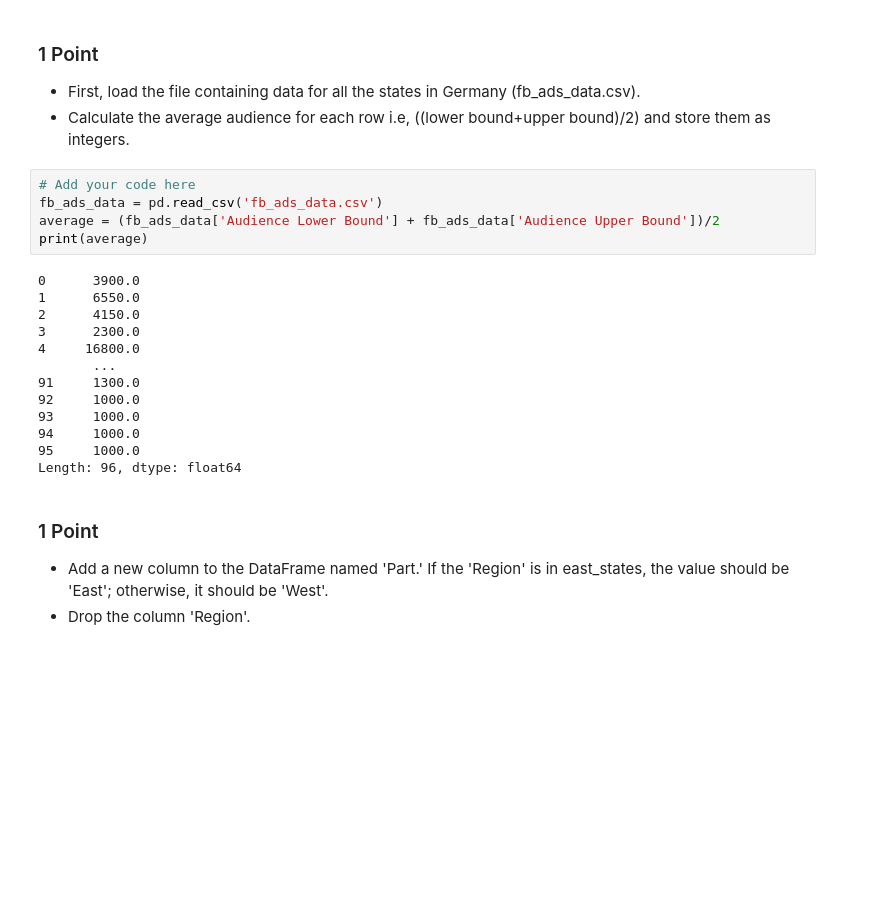
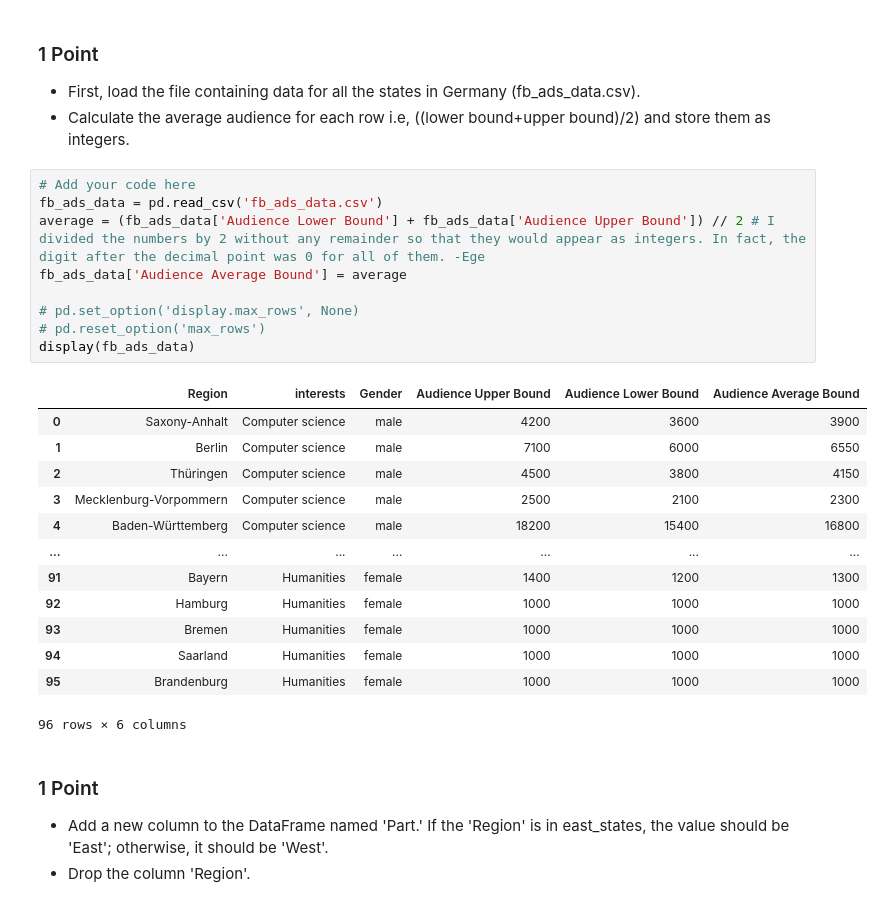
Before and after one commit to samueleserri/Elements-of-Data-Science-and-Artificial-Intelligence-, a Jupyter notebook: Assignment_2/EDSAI_assignment_2.ipynb, the cells around one changed output. Saved outputs shown, nothing was run; the diff lists cells and outputs as text; blank space fills up the shorter version.

```diff
--- a/Assignment_2/EDSAI_assignment_2.ipynb
+++ b/Assignment_2/EDSAI_assignment_2.ipynb
@@ -44,21 +44,26 @@ import pandas as pd
 # %%
 # Add your code here
 fb_ads_data = pd.read_csv('fb_ads_data.csv')
-average = (fb_ads_data['Audience Lower Bound'] + fb_ads_data['Audience Upper Bound'])/2
-print(average)
+average = (fb_ads_data['Audience Lower Bound'] + fb_ads_data['Audience Upper Bound']) // 2 # I divided the numbers by 2 without any remainder so that they would appear as integers. In fact, the digit after the decimal point was 0 for all of them. -Ege
+fb_ads_data['Audience Average Bound'] = average
+
+# pd.set_option('display.max_rows', None)
+# pd.reset_option('max_rows')
+display(fb_ads_data)
 # %% [output]
+|  | Region | interests | Gender | Audience Upper Bound | Audience Lower Bound | Audience Average Bound |
+| 0 | Saxony-Anhalt | Computer science | male | 4200 | 3600 | 3900 |
+| 1 | Berlin | Computer science | male | 7100 | 6000 | 6550 |
+| 2 | Thüringen | Computer science | male | 4500 | 3800 | 4150 |
+| 3 | Mecklenburg-Vorpommern | Computer science | male | 2500 | 2100 | 2300 |
+| 4 | Baden-Württemberg | Computer science | male | 18200 | 15400 | 16800 |
+| ... | ... | ... | ... | ... | ... | ... |
+| 91 | Bayern | Humanities | female | 1400 | 1200 | 1300 |
+| 92 | Hamburg | Humanities | female | 1000 | 1000 | 1000 |
+| 93 | Bremen | Humanities | female | 1000 | 1000 | 1000 |
+| 94 | Saarland | Humanities | female | 1000 | 1000 | 1000 |
+| 95 | Brandenburg | Humanities | female | 1000 | 1000 | 1000 |
-0      3900.0
-1      6550.0
-2      4150.0
-3      2300.0
-4     16800.0
-       ...
-91     1300.0
-92     1000.0
-93     1000.0
-94     1000.0
-95     1000.0
-Length: 96, dtype: float64
+96 rows × 6 columns
 # %% [markdown]
 ### 1 Point
 
```
Also changed, not shown: parts of 8 cells of this notebook, 1 other file.
